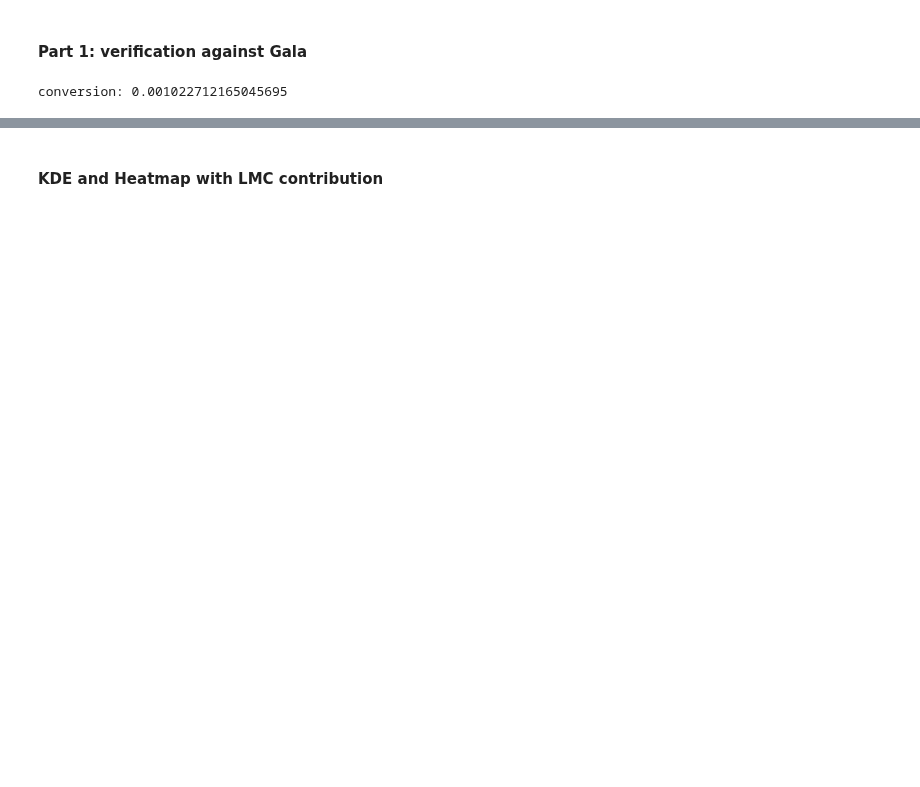
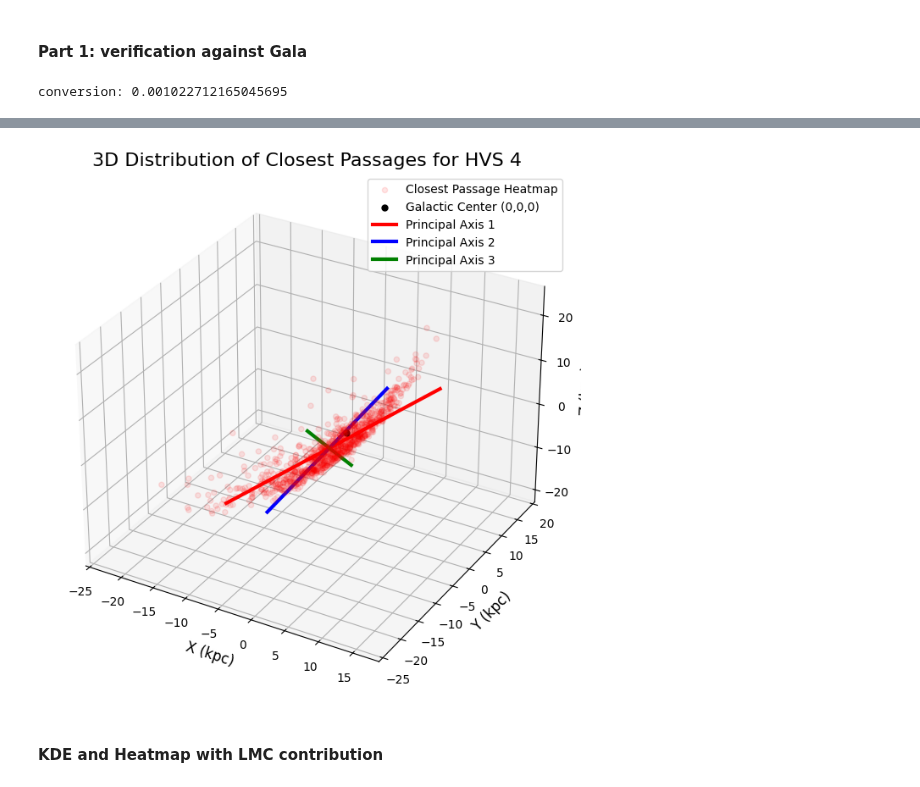
Before and after one commit to andrewqin29/hvs-integrator, a Jupyter notebook: notebooks/orbit_integration.ipynb, the cells around one changed output, grey strips where cells are left out. Cells and saved outputs as stored; diff of their text form; code cells hidden in the pictures; blank space fills up the shorter version.

Commit message:
plots for integration pipeline

```diff
--- a/notebooks/orbit_integration.ipynb
+++ b/notebooks/orbit_integration.ipynb
@@ -4,9 +4,13 @@
 # imports
 import numpy as np
 import matplotlib.pyplot as plt
+import pandas as pd
 from mpl_toolkits.mplot3d import Axes3D
+from scipy.stats import gaussian_kde
+from sklearn.decomposition import PCA
 import sys
 import os
+from tqdm import tqdm
 
 # add src to sys.path
 script_dir = os.getcwd()
@@ -14,6 +18,10 @@ project_root = os.path.abspath(os.path.join(script_dir, os.pardir))
 src_path = os.path.join(project_root, 'src')
 if src_path not in sys.path:
     sys.path.append(src_path)
+
+# add paths of cartesian and covariance data frames
+cartesian_df = pd.read_csv(os.path.join(project_root, 'data', 'processed', '6d_cartesian_data.csv'))
+covariance_df = pd.read_csv(os.path.join(project_root, 'data', 'processed', '6d_cartesian_covariance.csv'))
 
 # packages
 from hvs_orbital_kinematics.potentials import MWPotential
@@ -141,3 +197,71 @@ WARNING: AstropyDeprecationWarning: The get_name method is deprecated and may be
+# %%
+# pca and 3d plot
+pca = PCA(n_components=3)
+pca.fit(closest_passages)
+mean_passage = pca.mean_
+principal_axes = pca.components_
+explained_variance = pca.explained_variance_
+scale_factor = 3.0 #standard deviations to plot
+
+fig_3d = plt.figure(figsize=(10, 8))
+ax = fig_3d.add_subplot(111, projection='3d')
+ax.scatter(closest_passages[:, 0], closest_passages[:, 1], closest_passages[:, 2], alpha=0.1, color='red', label='Closest Passage Heatmap')
+ax.scatter(0, 0, 0, color='black', s=100, marker='.', label='Galactic Center (0,0,0)')
+
+axis_length_scale = 3
+colors = ['red', 'blue', 'green']
+for i, axis in enumerate(principal_axes):
+    start_point = mean_passage
+    end_point = mean_passage + axis * np.sqrt(explained_variance[i]) * axis_length_scale
+    line = np.vstack([start_point - axis * np.sqrt(explained_variance[i]) * axis_length_scale, end_point])
+    ax.plot(line[:, 0], line[:, 1], line[:, 2], color=colors[i], lw=3, label=f'Principal Axis {i+1}')
+
+ax.set_xlabel('X (kpc)', fontsize=12)
+ax.set_ylabel('Y (kpc)', fontsize=12)
+ax.set_zlabel('Z (kpc)', fontsize=12)
+ax.set_title(f'3D Distribution of Closest Passages for HVS {hvs_id}', fontsize=16)
+ax.legend()
+plt.show()
+
+# corner plot
+fig_corner, axes = plt.subplots(3, 3, figsize=(12, 12))
+fig_corner.suptitle(f'Closest Passage Projections & Distributions for HVS {hvs_id}', fontsize=18)
+
+labels = ['X (kpc)', 'Y (kpc)', 'Z (kpc)']
+data = closest_passages
+lims = [(-30, 30), (-30, 30), (-30, 30)]
+
+for i in range(3):
+    for j in range(3):
+        if i==j: # kernel density estimate
+            kde = gaussian_kde(data[:, i])
+            x_vals = np.linspace(lims[i][0], lims[i][1], 200)
+            ax.plot(x_vals, kde(x_vals), color='darkblue', lw=2)
+            ax.fill_between(x_vals, kde(x_vals), color='lightblue', alpha=0.5)
+            ax.set_xlim(lims[i])
+            ax.set_yticklabels([])
+            if i < 2: ax.set_xticklabels([])
+            else: ax.set_xlabel(labels[i], fontsize=12)
+
+        elif i>j: #2d scatter plots with heatmap
+            x, y = data[:, j], data[:, i]
+            xy = np.vstack([x, y]); z = gaussian_kde(xy)(xy) # weird density trick from online
+            idx = z.argsort(); x, y, z = x[idx], y[idx], z[idx] # sort by density
+
+            ax.scatter(x, y, c=z, s=5, cmap='Blues', alpha=0.6)
+
+            # overlay pca axes projection
+            for k, axis in enumerate(principal_axes):
+                line = np.vstack([mean_passage - axis * 5, mean_passage + axis * 5])
+                ax.plot(line[:, j], line[:, i], color=f'C{k+2}', lw=2, alpha=0.8)
+        else:
+            ax.axis('off')
+
+
+plt.tight_layout(rect=[0, 0.03, 1, 0.93])
+plt.show()
+# %% [output]
+[figure, added]
 # %% [markdown]
 #### KDE and Heatmap with LMC contribution
 # %%
```
Also changed, not shown: parts of 3 cells of this notebook, 1 other file.
